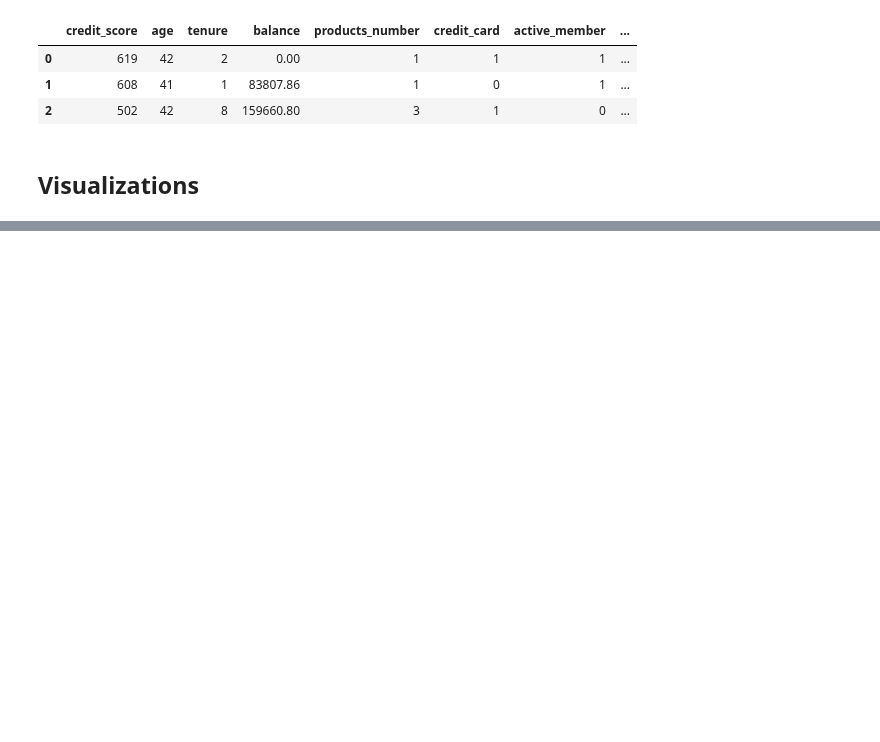
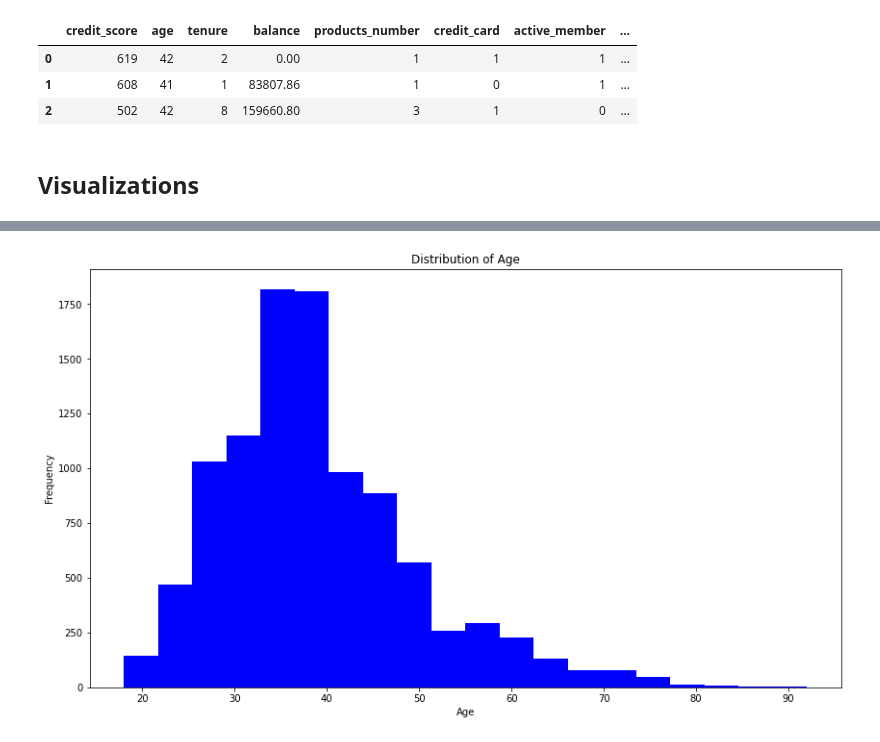
Before and after one commit to joshgreenert/Python-Projects, a Jupyter notebook: Applied Data Science/Project_2_Churn_Predictions/PR 2 Milestone 2 Code GreenertJ.ipynb, the cells around one changed output, grey strips where cells are left out. Drawn from its saved outputs; the diff is of its cells as text; code cells hidden in the pictures; blank space fills up the shorter version.

```diff
--- a/Applied Data Science/Project_2_Churn_Predictions/PR 2 Milestone 2 Code GreenertJ.ipynb
+++ b/Applied Data Science/Project_2_Churn_Predictions/PR 2 Milestone 2 Code GreenertJ.ipynb
@@ -68,0 +107,10 @@ plt.show()
+# %%
+# Create a histogram of age
+plt.figure(figsize=(14, 8))
+plt.hist(df_bank['age'], bins=20, color='blue')
+plt.xlabel('Age')
+plt.ylabel('Frequency')
+plt.title('Distribution of Age')
+plt.show()
+# %% [output]
+[figure, added]
```
Also changed, not shown: parts of 5 cells of this notebook.
